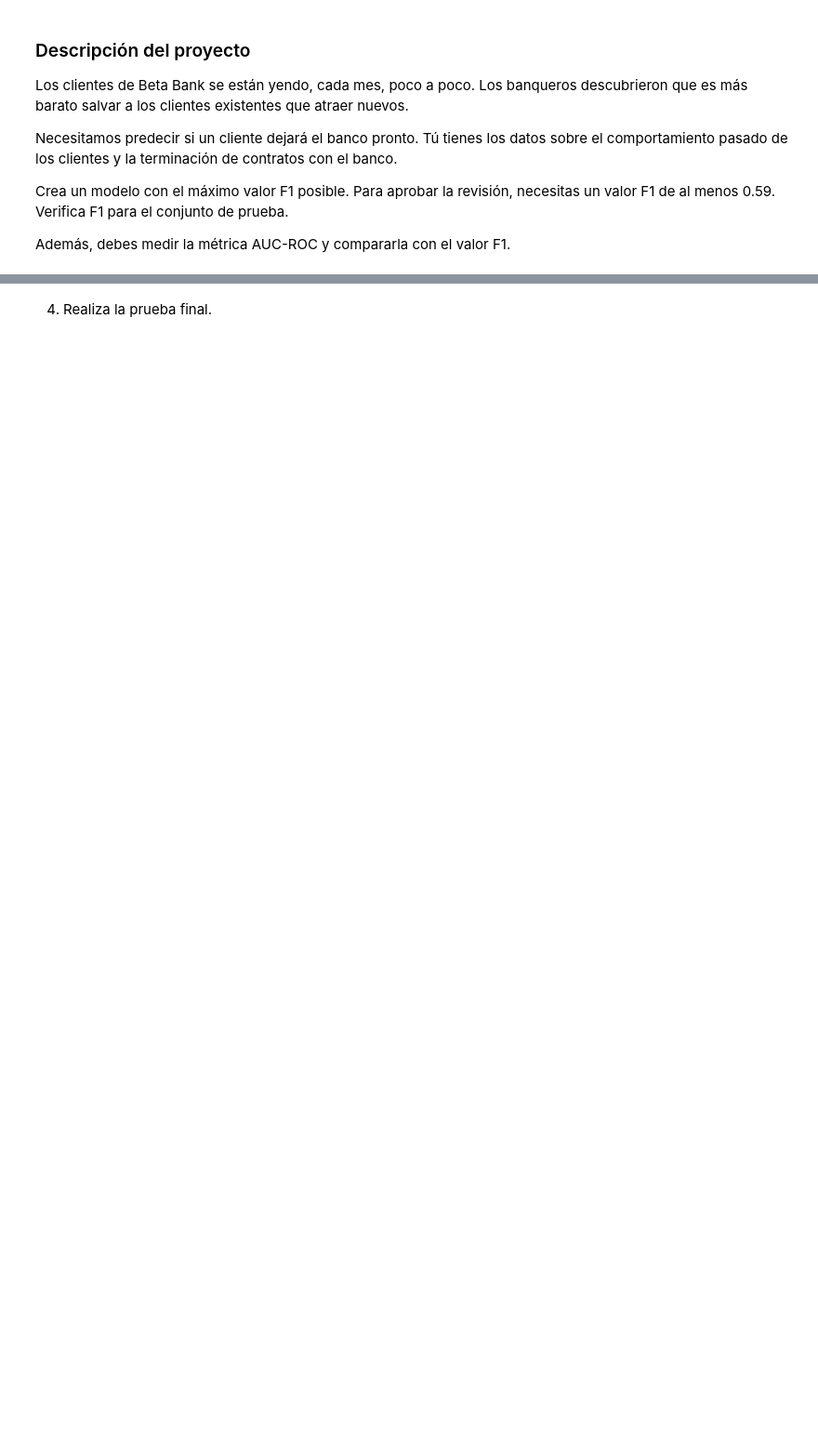
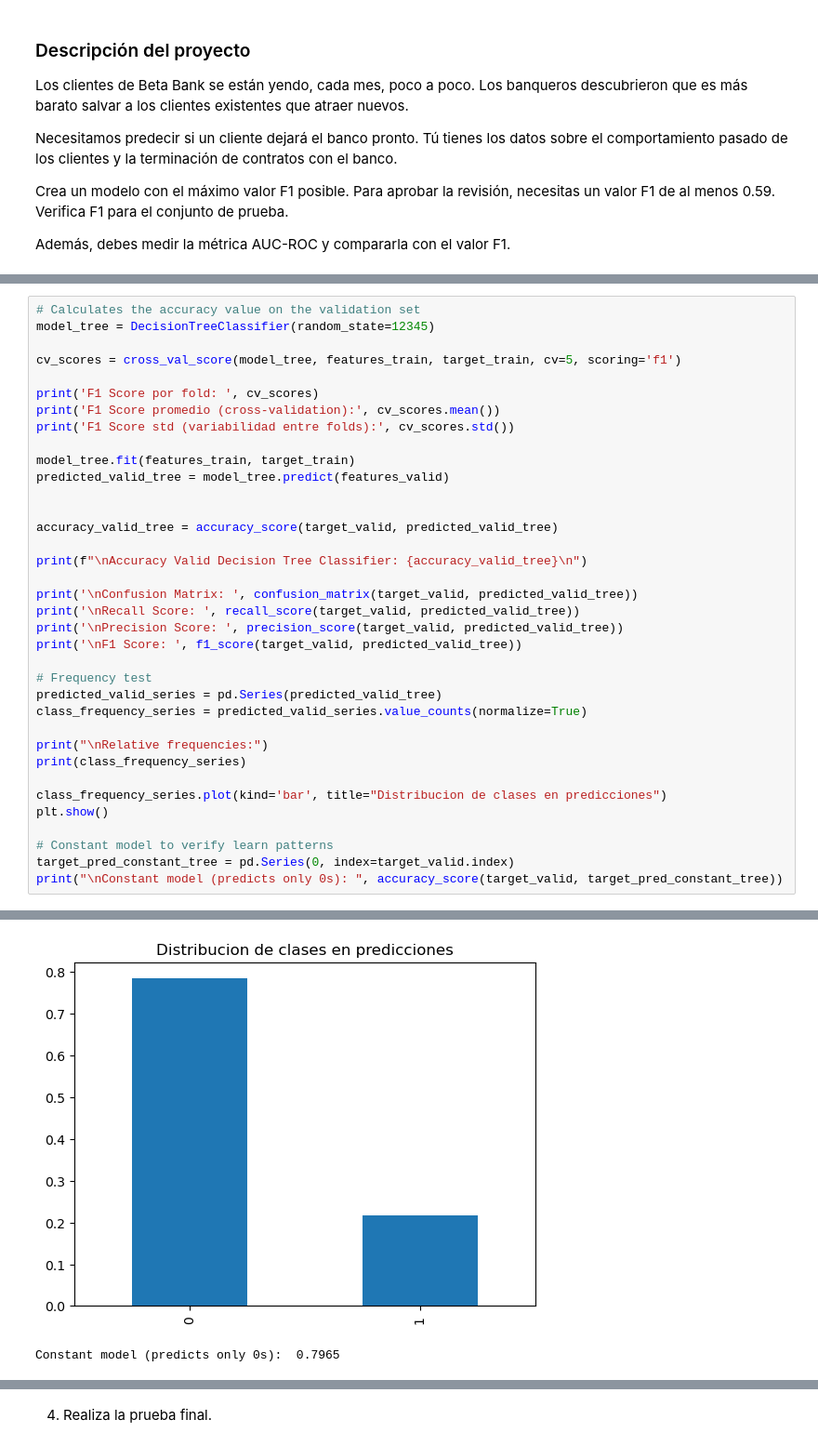
Before and after one commit to jovanespinosa108/DS-beta-bank-churn-prediction, a Jupyter notebook: DS-project-10/ds_project_10.ipynb, the cells around one changed output, grey strips where cells are left out. Shown: that part at 93% size. Saved outputs shown, nothing was run; the diff lists cells and outputs as text; blank space fills up the shorter version.

```diff
--- a/DS-project-10/ds_project_10.ipynb
+++ b/DS-project-10/ds_project_10.ipynb
@@ -71,0 +179,37 @@ Name: proportion, dtype: float64
+# %%
+# Calculates the accuracy value on the validation set
+model_tree = DecisionTreeClassifier(random_state=12345)
+
+cv_scores = cross_val_score(model_tree, features_train, target_train, cv=5, scoring='f1')
+
+print('F1 Score por fold: ', cv_scores)
+print('F1 Score promedio (cross-validation):', cv_scores.mean())
+print('F1 Score std (variabilidad entre folds):', cv_scores.std())
+
+model_tree.fit(features_train, target_train)
+predicted_valid_tree = model_tree.predict(features_valid)
+
+
+accuracy_valid_tree = accuracy_score(target_valid, predicted_valid_tree)
+
+print(f"\nAccuracy Valid Decision Tree Classifier: {accuracy_valid_tree}\n")
+
+print('\nConfusion Matrix: ', confusion_matrix(target_valid, predicted_valid_tree))
+print('\nRecall Score: ', recall_score(target_valid, predicted_valid_tree))
+print('\nPrecision Score: ', precision_score(target_valid, predicted_valid_tree))
+print('\nF1 Score: ', f1_score(target_valid, predicted_valid_tree))
+
+# Frequency test
+predicted_valid_series = pd.Series(predicted_valid_tree)
+class_frequency_series = predicted_valid_series.value_counts(normalize=True)
+
+print("\nRelative frequencies:")
+print(class_frequency_series)
+
+class_frequency_series.plot(kind='bar', title="Distribucion de clases en predicciones")
+plt.show()
+
+# Constant model to verify learn patterns
+target_pred_constant_tree = pd.Series(0, index=target_valid.index)
+print("\nConstant model (predicts only 0s): ", accuracy_score(target_valid, target_pred_constant_tree))
+# %% [output]
@@ -71,0 +236,2 @@ Name: proportion, dtype: float64
+[figure, added]
+Constant model (predicts only 0s):  0.7965
```
Also changed, not shown: parts of 14 cells of this notebook.
